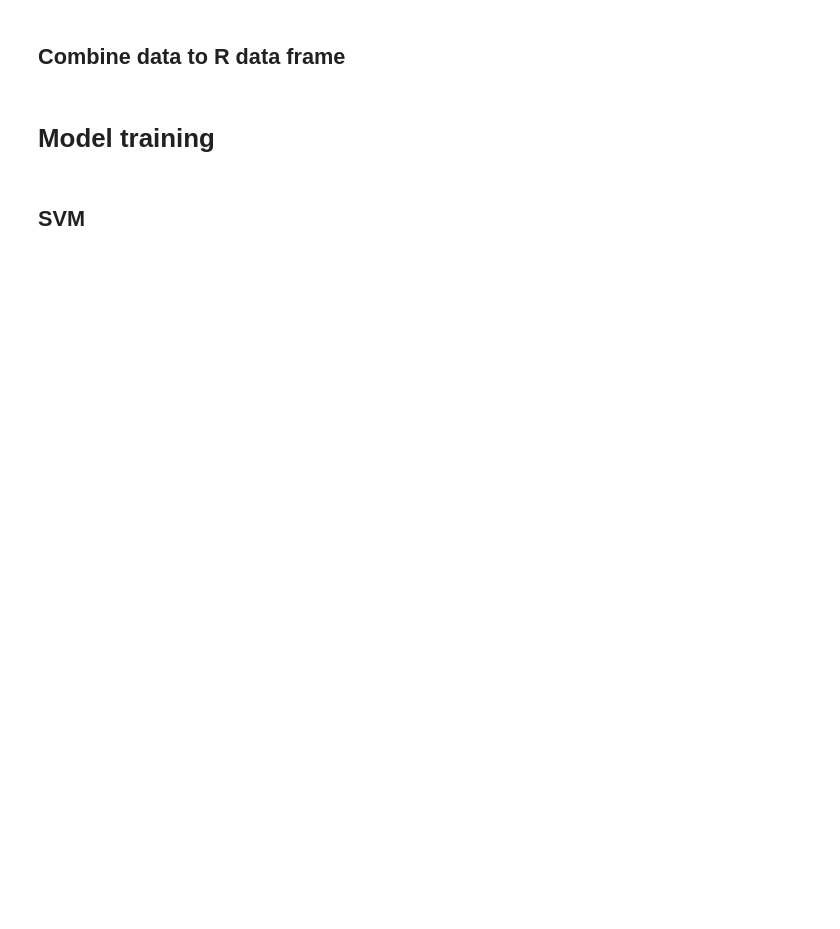
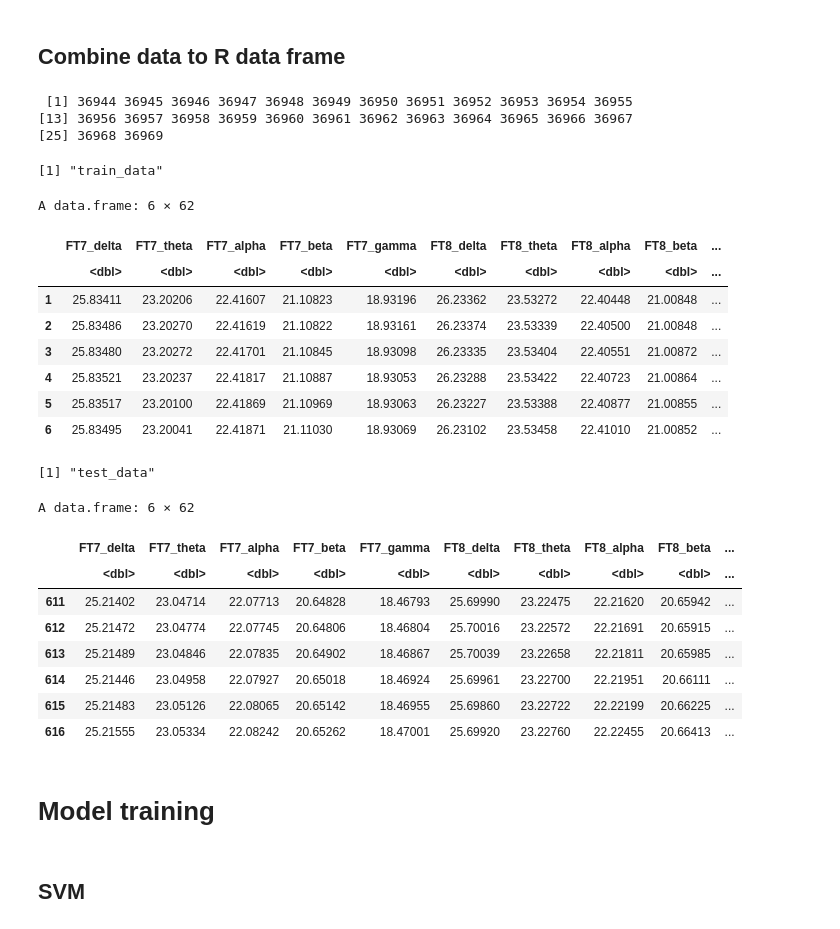
Before and after one commit to nieyangfei/EGG_Big_Data, a Jupyter notebook: EEG_Big_Data_Project.ipynb, the cells around one changed output. Drawn from its saved outputs; the diff is of its cells as text; code cells hidden in the pictures; blank space fills up the shorter version.

```diff
--- a/EEG_Big_Data_Project.ipynb
+++ b/EEG_Big_Data_Project.ipynb
@@ -596,36 +603,65 @@ egg_data <- data.frame(
   b_deviation = c(blink_duration[,2]),
 
   s_mean = c(saccade[,1]),
   s_deviation = c(saccade[,2]),
   s_amplitude = c(saccade[,3]),
   s_latency = c(saccade[,4]),
 
   e_blink_frequency = c(event_statistics[,1]),
   e_fixation_frequency = c(event_statistics[,2]),
   e_maximum_fixation_duration = c(event_statistics[,3]),
   e_total_fixation_dipersion = c(event_statistics[,4]),
   e_maximum_fixation_dipersion = c(event_statistics[,5]),
   e_saccade_frequency = c(event_statistics[,6]),
   e_average_saccade_duration = c(event_statistics[,7]),
   e_average_saccade_amplitude = c(event_statistics[,8]),
   e_average_saccade_latency = c(event_statistics[,9]),
 
   emotion
 )
 
-# Get number of rows
-n <- nrow(egg_data)
+# Row numbers that have any NA
+na_rows <- which(!complete.cases(egg_data))
+# View them and then will inspect
+na_rows
 # Why has NA data should be checked. There might be big wrong.
-egg_data <- na.omit(egg_data)
 # Split data to train and test sets.
 train_data <- egg_data[train_index, ]
 test_data  <- egg_data[test_index, ]
+# Remove empty lines
+train_data <- na.omit(train_data)
+test_data <- na.omit(test_data)
+
 
 # Head data.
 print("train_data")
 head(train_data)
 print("test_data")
 head(test_data)
+# %% [output]
+ [1] 36944 36945 36946 36947 36948 36949 36950 36951 36952 36953 36954 36955
+[13] 36956 36957 36958 36959 36960 36961 36962 36963 36964 36965 36966 36967
+[25] 36968 36969
+[1] "train_data"
+A data.frame: 6 × 62
+|  | FT7_delta | FT7_theta | FT7_alpha | FT7_beta | FT7_gamma | FT8_delta | FT8_theta | FT8_alpha | FT8_beta | ... |
+|  | <dbl> | <dbl> | <dbl> | <dbl> | <dbl> | <dbl> | <dbl> | <dbl> | <dbl> | ... |
+| 1 | 25.83411 | 23.20206 | 22.41607 | 21.10823 | 18.93196 | 26.23362 | 23.53272 | 22.40448 | 21.00848 | ... |
+| 2 | 25.83486 | 23.20270 | 22.41619 | 21.10822 | 18.93161 | 26.23374 | 23.53339 | 22.40500 | 21.00848 | ... |
+| 3 | 25.83480 | 23.20272 | 22.41701 | 21.10845 | 18.93098 | 26.23335 | 23.53404 | 22.40551 | 21.00872 | ... |
+| 4 | 25.83521 | 23.20237 | 22.41817 | 21.10887 | 18.93053 | 26.23288 | 23.53422 | 22.40723 | 21.00864 | ... |
+| 5 | 25.83517 | 23.20100 | 22.41869 | 21.10969 | 18.93063 | 26.23227 | 23.53388 | 22.40877 | 21.00855 | ... |
+| 6 | 25.83495 | 23.20041 | 22.41871 | 21.11030 | 18.93069 | 26.23102 | 23.53458 | 22.41010 | 21.00852 | ... |
+[1] "test_data"
+A data.frame: 6 × 62
+|  | FT7_delta | FT7_theta | FT7_alpha | FT7_beta | FT7_gamma | FT8_delta | FT8_theta | FT8_alpha | FT8_beta | ... |
+|  | <dbl> | <dbl> | <dbl> | <dbl> | <dbl> | <dbl> | <dbl> | <dbl> | <dbl> | ... |
+| 611 | 25.21402 | 23.04714 | 22.07713 | 20.64828 | 18.46793 | 25.69990 | 23.22475 | 22.21620 | 20.65942 | ... |
+| 612 | 25.21472 | 23.04774 | 22.07745 | 20.64806 | 18.46804 | 25.70016 | 23.22572 | 22.21691 | 20.65915 | ... |
+| 613 | 25.21489 | 23.04846 | 22.07835 | 20.64902 | 18.46867 | 25.70039 | 23.22658 | 22.21811 | 20.65985 | ... |
+| 614 | 25.21446 | 23.04958 | 22.07927 | 20.65018 | 18.46924 | 25.69961 | 23.22700 | 22.21951 | 20.66111 | ... |
+| 615 | 25.21483 | 23.05126 | 22.08065 | 20.65142 | 18.46955 | 25.69860 | 23.22722 | 22.22199 | 20.66225 | ... |
+| 616 | 25.21555 | 23.05334 | 22.08242 | 20.65262 | 18.47001 | 25.69920 | 23.22760 | 22.22455 | 20.66413 | ... |
 # %% [markdown]
 # Model training
 # %% [markdown]
```
Also changed, not shown: parts of 7 cells of this notebook.
